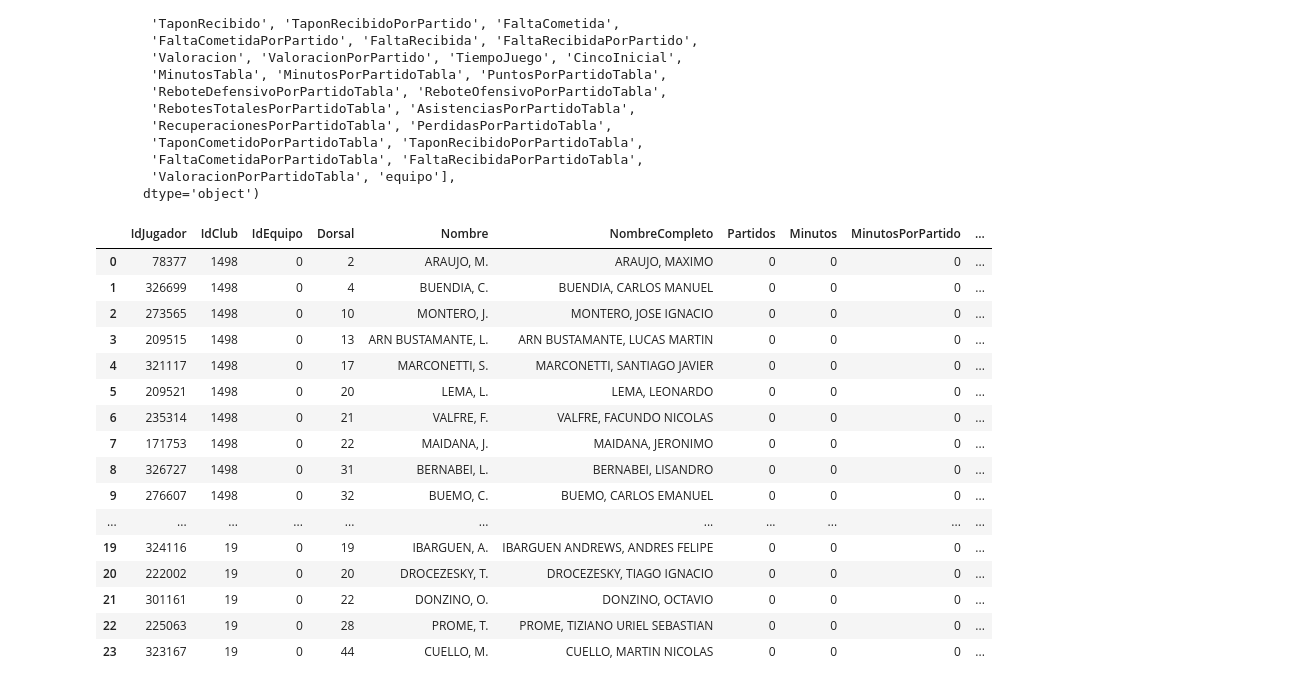
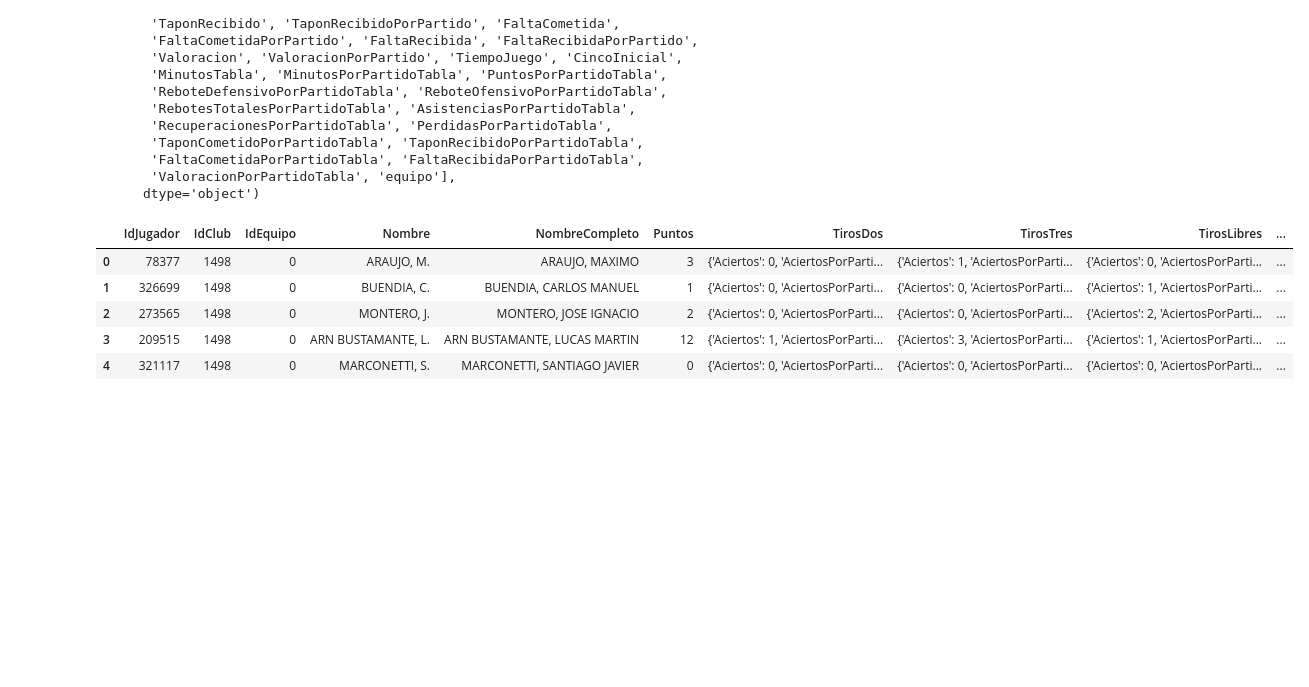
Before and after one commit to RomanLanda11/lnb-web-scraping, a Jupyter notebook: notebook/poc_scrapping.ipynb, the cells around one changed output. Saved outputs shown, nothing was run; the diff lists cells and outputs as text; code cells hidden in the pictures; blank space fills up the shorter version.

Commit message:
box score ok mapa de tiro por equipo play by play poco

```diff
--- a/notebook/poc_scrapping.ipynb
+++ b/notebook/poc_scrapping.ipynb
@@ -222,33 +338,19 @@ DataFrame de tiros del primer partido:
 # %% [markdown]
 ### Box Score
 # %%
-# Importaciones necesarias
-import pandas as pd
-import re
-import json
-from bs4 import BeautifulSoup
-from selenium import webdriver
-from selenium.webdriver.chrome.service import Service
-from selenium.webdriver.chrome.options import Options
-from selenium.webdriver.common.by import By
-from selenium.webdriver.support.ui import WebDriverWait
-from selenium.webdriver.support import expected_conditions as EC
-from webdriver_manager.chrome import ChromeDriverManager
-import time
-
 # --- Datos de ejemplo ---
-match_data = {
-    "ATENAS (C) vs BOCA (07/10/2024 22:10)": {
-        "link_estadisticas": "https://estadisticascabb.gesdeportiva.es/partido/rM2-eTJQHJsR2FLJYE8GRw==?a=1"
-    }
-}
+# match_data = {
+#     "ATENAS (C) vs BOCA (07/10/2024 22:10)": {
+#         "link_estadisticas": "https://estadisticascabb.gesdeportiva.es/partido/rM2-eTJQHJsR2FLJYE8GRw==?a=1"
+#     }
+# }
 # --- Fin del ejemplo ---
 
 all_player_stats = []
 driver = None
 
 try:
-    primer_partido_key = list(match_data.keys())[0]
+    primer_partido_key = list(match_data.keys())[-1]  # Obtener el último partido del diccionario
     primer_link = match_data[primer_partido_key]["link_estadisticas"]
     print(f"El enlace del partido es: {primer_link}")
 
@@ -381,22 +483,17 @@ Index(['IdJugador', 'IdClub', 'IdEquipo', 'Dorsal', 'Nombre', 'NombreCompleto',
        'ValoracionPorPartidoTabla', 'equipo'],
       dtype='object')
 # %%
-df_box_scores #TODO revisar datos
+df_box_scores = df_box_scores[['IdJugador', 'IdClub', 'IdEquipo', 'Nombre', 'NombreCompleto',
+                              'Puntos', 'TirosDos', 'TirosTres', 'TirosLibres',
+                              'ReboteDefensivo', 'ReboteOfensivo', 'RebotesTotales',
+                              'Asistencias', 'Recuperaciones', 'Perdidas',
+                              'TaponCometido','TaponRecibido', 'FaltaCometida','FaltaRecibida','Valoracion',
+                              'TiempoJuego', 'CincoInicial', 'equipo']]
+df_box_scores.head(5)
 # %% [output]
-|  | IdJugador | IdClub | IdEquipo | Dorsal | Nombre | NombreCompleto | Partidos | Minutos | MinutosPorPartido | ... |
-| 0 | 78377 | 1498 | 0 | 2 | ARAUJO, M. | ARAUJO, MAXIMO | 0 | 0 | 0 | ... |
-| 1 | 326699 | 1498 | 0 | 4 | BUENDIA, C. | BUENDIA, CARLOS MANUEL | 0 | 0 | 0 | ... |
-| 2 | 273565 | 1498 | 0 | 10 | MONTERO, J. | MONTERO, JOSE IGNACIO | 0 | 0 | 0 | ... |
-| 3 | 209515 | 1498 | 0 | 13 | ARN BUSTAMANTE, L. | ARN BUSTAMANTE, LUCAS MARTIN | 0 | 0 | 0 | ... |
-| 4 | 321117 | 1498 | 0 | 17 | MARCONETTI, S. | MARCONETTI, SANTIAGO JAVIER | 0 | 0 | 0 | ... |
-| 5 | 209521 | 1498 | 0 | 20 | LEMA, L. | LEMA, LEONARDO | 0 | 0 | 0 | ... |
-| 6 | 235314 | 1498 | 0 | 21 | VALFRE, F. | VALFRE, FACUNDO NICOLAS | 0 | 0 | 0 | ... |
-| 7 | 171753 | 1498 | 0 | 22 | MAIDANA, J. | MAIDANA, JERONIMO | 0 | 0 | 0 | ... |
-| 8 | 326727 | 1498 | 0 | 31 | BERNABEI, L. | BERNABEI, LISANDRO | 0 | 0 | 0 | ... |
-| 9 | 276607 | 1498 | 0 | 32 | BUEMO, C. | BUEMO, CARLOS EMANUEL | 0 | 0 | 0 | ... |
-| ... | ... | ... | ... | ... | ... | ... | ... | ... | ... | ... |
-| 19 | 324116 | 19 | 0 | 19 | IBARGUEN, A. | IBARGUEN ANDREWS, ANDRES FELIPE | 0 | 0 | 0 | ... |
-| 20 | 222002 | 19 | 0 | 20 | DROCEZESKY, T. | DROCEZESKY, TIAGO IGNACIO | 0 | 0 | 0 | ... |
-| 21 | 301161 | 19 | 0 | 22 | DONZINO, O. | DONZINO, OCTAVIO | 0 | 0 | 0 | ... |
-| 22 | 225063 | 19 | 0 | 28 | PROME, T. | PROME, TIZIANO URIEL SEBASTIAN | 0 | 0 | 0 | ... |
-| 23 | 323167 | 19 | 0 | 44 | CUELLO, M. | CUELLO, MARTIN NICOLAS | 0 | 0 | 0 | ... |
+|  | IdJugador | IdClub | IdEquipo | Nombre | NombreCompleto | Puntos | TirosDos | TirosTres | TirosLibres | ... |
+| 0 | 78377 | 1498 | 0 | ARAUJO, M. | ARAUJO, MAXIMO | 3 | {'Aciertos': 0, 'AciertosPorParti... | {'Aciertos': 1, 'AciertosPorParti... | {'Aciertos': 0, 'AciertosPorParti... | ... |
+| 1 | 326699 | 1498 | 0 | BUENDIA, C. | BUENDIA, CARLOS MANUEL | 1 | {'Aciertos': 0, 'AciertosPorParti... | {'Aciertos': 0, 'AciertosPorParti... | {'Aciertos': 1, 'AciertosPorParti... | ... |
+| 2 | 273565 | 1498 | 0 | MONTERO, J. | MONTERO, JOSE IGNACIO | 2 | {'Aciertos': 0, 'AciertosPorParti... | {'Aciertos': 0, 'AciertosPorParti... | {'Aciertos': 2, 'AciertosPorParti... | ... |
+| 3 | 209515 | 1498 | 0 | ARN BUSTAMANTE, L. | ARN BUSTAMANTE, LUCAS MARTIN | 12 | {'Aciertos': 1, 'AciertosPorParti... | {'Aciertos': 3, 'AciertosPorParti... | {'Aciertos': 1, 'AciertosPorParti... | ... |
+| 4 | 321117 | 1498 | 0 | MARCONETTI, S. | MARCONETTI, SANTIAGO JAVIER | 0 | {'Aciertos': 0, 'AciertosPorParti... | {'Aciertos': 0, 'AciertosPorParti... | {'Aciertos': 0, 'AciertosPorParti... | ... |
```
Also changed, not shown: parts of 8 cells of this notebook, 3 other files.
